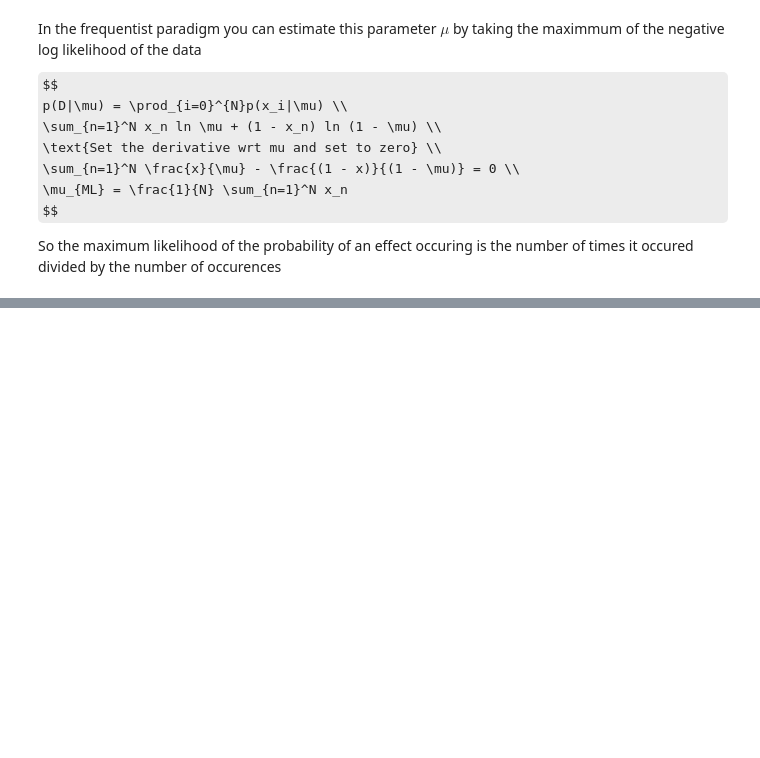
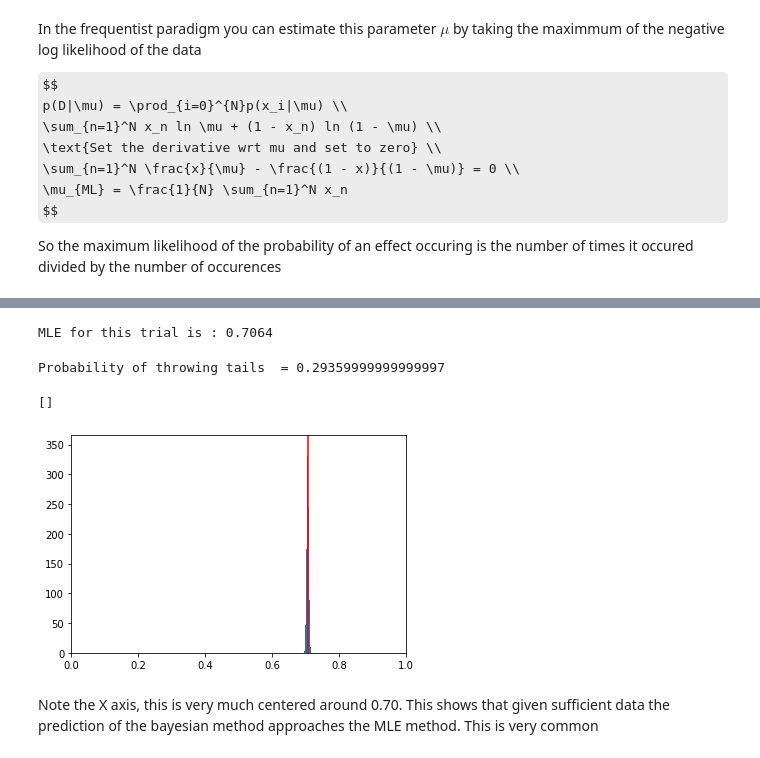
Before and after one commit to wouterMostard/PRML, a Jupyter notebook: PRML/Chapter 2 Probability Distributions.ipynb, the cells around one changed output, grey strips where cells are left out. Drawn from its saved outputs; the diff is of its cells as text; code cells hidden in the pictures; some formulas as TeX source; blank space fills up the shorter version.

Commit message:
added sequantial learning of bernoulli using Bayesian approach

```diff
--- a/PRML/Chapter 2 Probability Distributions.ipynb
+++ b/PRML/Chapter 2 Probability Distributions.ipynb
@@ -82,0 +101,41 @@ plt.show()
+# %%
+#X = np.array([1, 1, 1])
+X = np.random.uniform(0, 1, 20000)
+X = (X < 0.70).astype(np.uint8)
+# %%
+# The maximum likelihood approach is picking the number of heads and dividing by the number of datapoints
+mu_mle = X.sum() / X.size
+
+print(f'MLE for this trial is : {mu_mle}')
+# %% [output]
+MLE for this trial is : 0.7064
+# %%
+# New let's assume the next item is tails,
+x_new = 0
+
+print(f'Probability of throwing tails  = {bernoulli(p=mu_mle).pmf(0)}')
+# %% [output]
+Probability of throwing tails  = 0.29359999999999997
+# %%
+# This is a serious case of overfitting, now lets try the sequential Bayes approach
+a = b = 2
+updates = []
+
+for x_i in X:
+    #updates.append(beta(a=a, b=b).pdf(np.linspace(0, 1, 100)))
+
+    if x_i == 1: # See derivation above
+        a += 1
+    else:
+        b += 1
+# %%
+plt.hist(beta(a, b).rvs(10000), bins=100)
+plt.axvline(mu_mle, c='r')
+plt.xlim(0, 1)
+plt.plot()
+# %% [output]
+[]
+[figure, added]
+# %% [markdown]
+Note the X axis, this is very much centered around 0.70. This shows that given sufficient data the prediction
+of the bayesian method approaches the MLE method. This is very common
```
Also changed, not shown: parts of 3 cells of this notebook.
